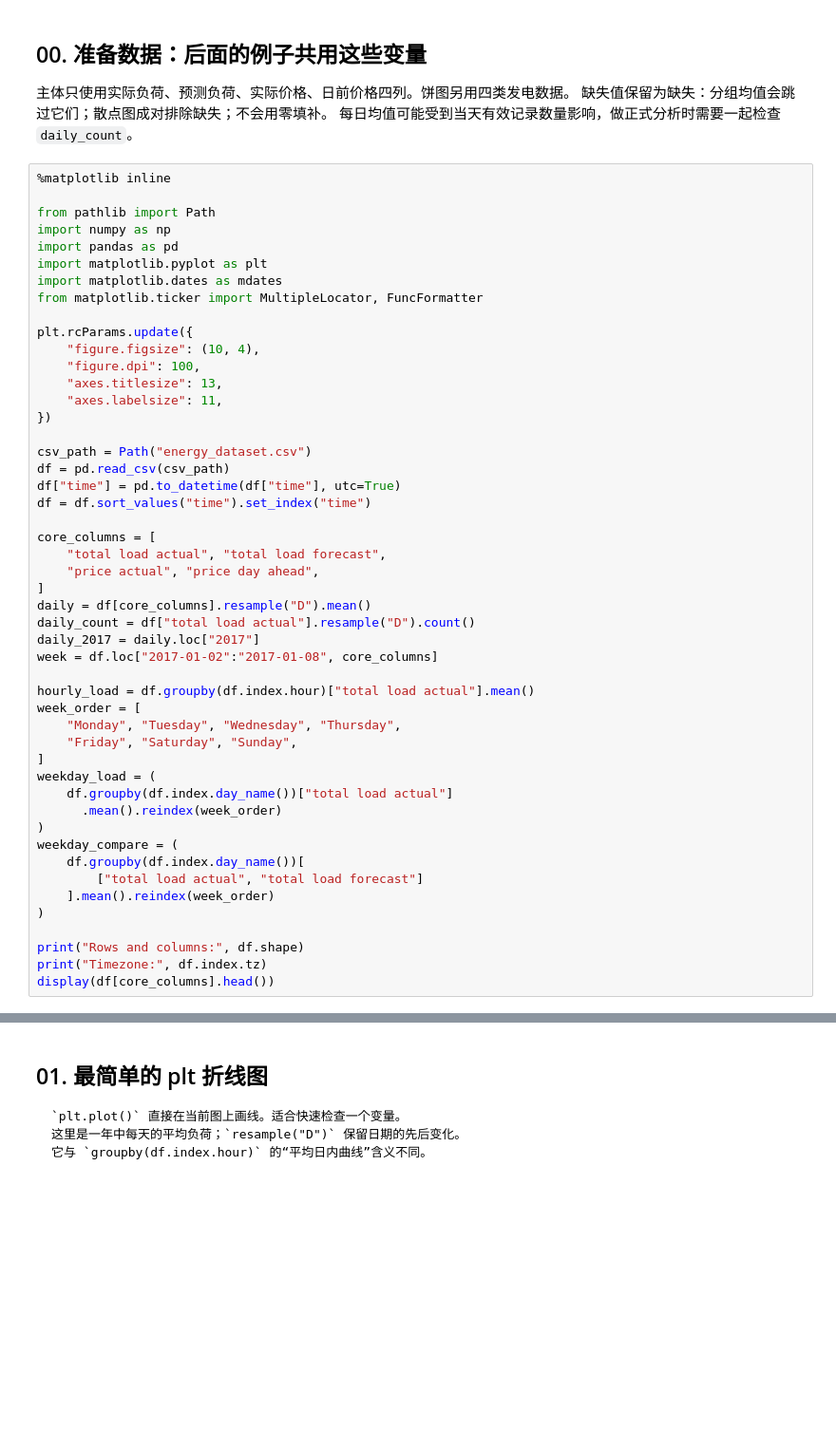
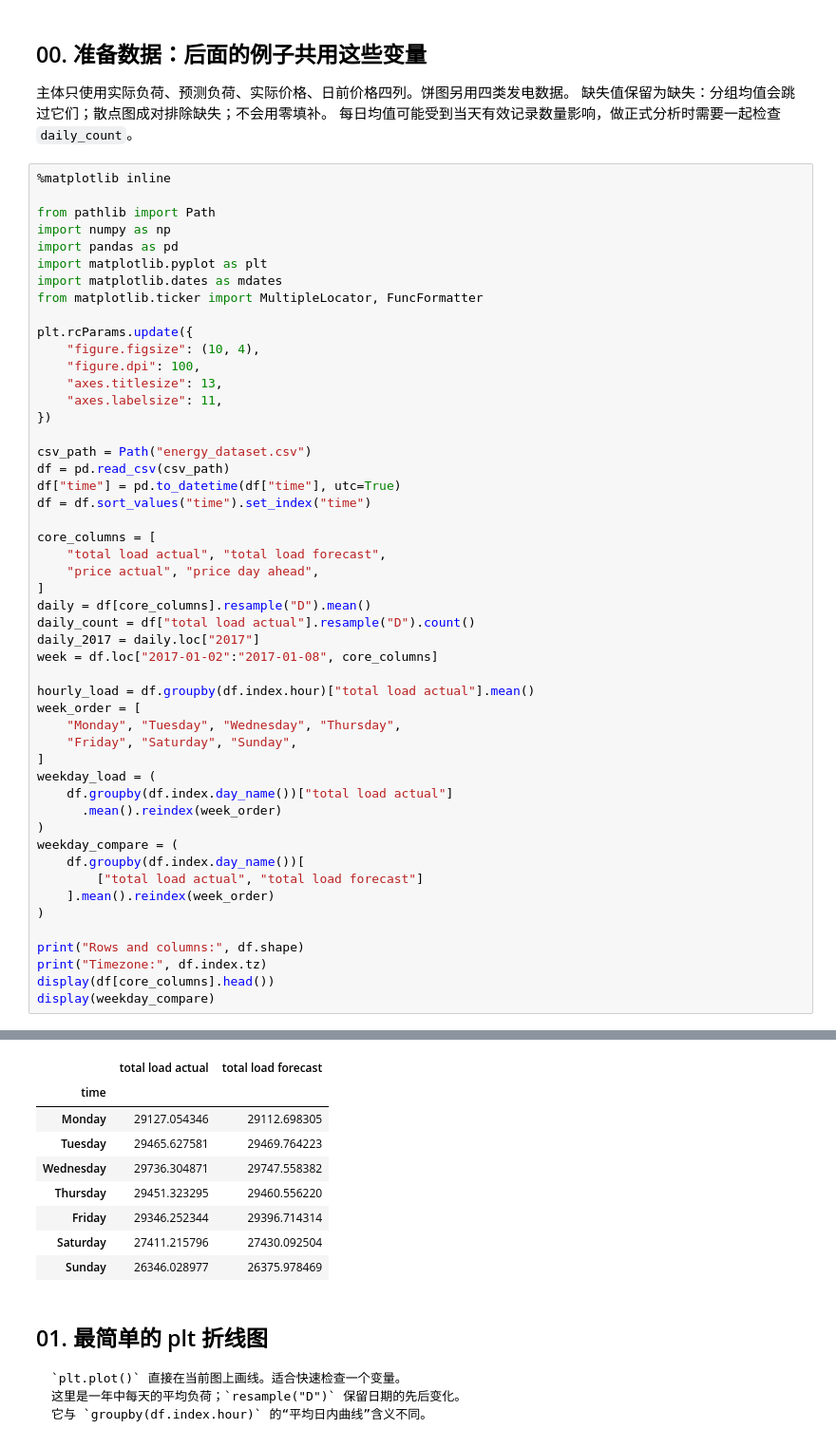
Before and after one commit to str311/pandas-and-plot-doc, a Jupyter notebook: matplotlib_plotting_guide.ipynb, the cells around one changed output, grey strips where cells are left out. Shown at 95% size. Drawn from its saved outputs; the diff is of its cells as text; blank space fills up the shorter version.

```diff
--- a/matplotlib_plotting_guide.ipynb
+++ b/matplotlib_plotting_guide.ipynb
@@ -69,33 +69,43 @@ daily_2017 = daily.loc["2017"]
 week = df.loc["2017-01-02":"2017-01-08", core_columns]
 
 hourly_load = df.groupby(df.index.hour)["total load actual"].mean()
 week_order = [
     "Monday", "Tuesday", "Wednesday", "Thursday",
     "Friday", "Saturday", "Sunday",
 ]
 weekday_load = (
     df.groupby(df.index.day_name())["total load actual"]
       .mean().reindex(week_order)
 )
 weekday_compare = (
     df.groupby(df.index.day_name())[
         ["total load actual", "total load forecast"]
     ].mean().reindex(week_order)
 )
 
 print("Rows and columns:", df.shape)
 print("Timezone:", df.index.tz)
 display(df[core_columns].head())
+display(weekday_compare)
 # %% [output]
 Rows and columns: (35064, 28)
 Timezone: UTC
 |  | total load actual | total load forecast | price actual | price day ahead |
 | time |  |  |  |  |
 | 2014-12-31 23:00:00+00:00 | 25385.0 | 26118.0 | 65.41 | 50.10 |
 | 2015-01-01 00:00:00+00:00 | 24382.0 | 24934.0 | 64.92 | 48.10 |
 | 2015-01-01 01:00:00+00:00 | 22734.0 | 23515.0 | 64.48 | 47.33 |
 | 2015-01-01 02:00:00+00:00 | 21286.0 | 22642.0 | 59.32 | 42.27 |
 | 2015-01-01 03:00:00+00:00 | 20264.0 | 21785.0 | 56.04 | 38.41 |
+|  | total load actual | total load forecast |
+| time |  |  |
+| Monday | 29127.054346 | 29112.698305 |
+| Tuesday | 29465.627581 | 29469.764223 |
+| Wednesday | 29736.304871 | 29747.558382 |
+| Thursday | 29451.323295 | 29460.556220 |
+| Friday | 29346.252344 | 29396.714314 |
+| Saturday | 27411.215796 | 27430.092504 |
+| Sunday | 26346.028977 | 26375.978469 |
 # %% [markdown]
 ## 01. 最简单的 plt 折线图
 
```
Also changed, not shown: parts of 5 cells of this notebook.
